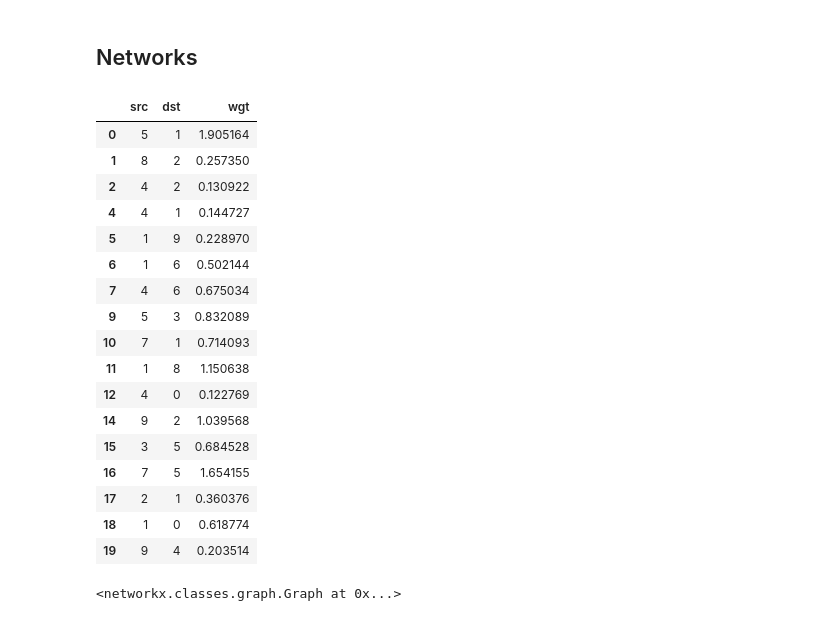
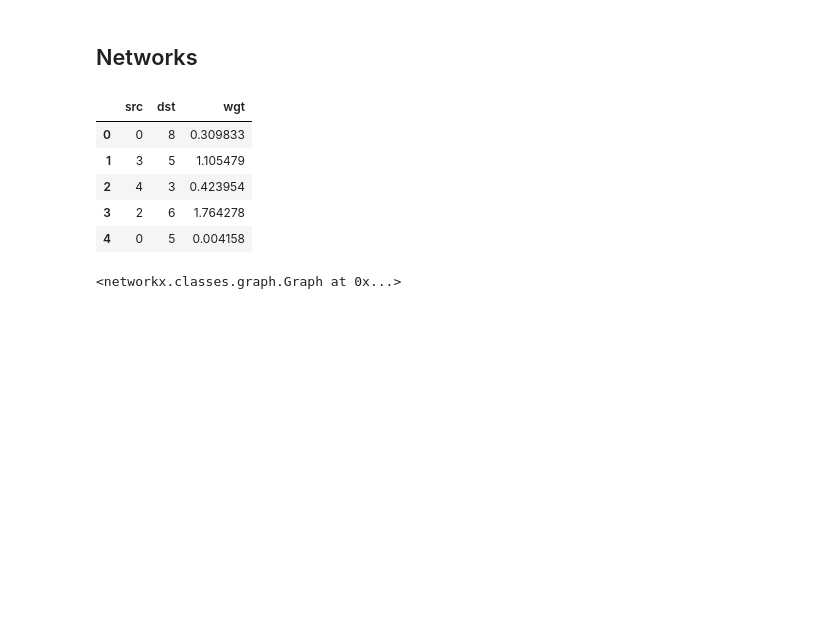
Before and after one commit to iamlemec/data_science, a Jupyter notebook: Session_2.ipynb, the cells around one changed output. Saved outputs shown, nothing was run; the diff lists cells and outputs as text; code cells hidden in the pictures; blank space fills up the shorter version.

```diff
--- a/Session_2.ipynb
+++ b/Session_2.ipynb
@@ -526,31 +529,19 @@ import networkx as nx
 # %%
 df = pd.DataFrame({
     'src': np.random.randint(10, size=20),
     'dst': np.random.randint(10, size=20),
     'wgt': np.random.exponential(size=20)
 })
 df = df.drop_duplicates(subset=['src', 'dst'])
 df = df.query('src != dst')
-df
+df.head()
 # %% [output]
 |  | src | dst | wgt |
-| 0 | 5 | 1 | 1.905164 |
-| 1 | 8 | 2 | 0.257350 |
-| 2 | 4 | 2 | 0.130922 |
-| 4 | 4 | 1 | 0.144727 |
-| 5 | 1 | 9 | 0.228970 |
-| 6 | 1 | 6 | 0.502144 |
-| 7 | 4 | 6 | 0.675034 |
-| 9 | 5 | 3 | 0.832089 |
-| 10 | 7 | 1 | 0.714093 |
-| 11 | 1 | 8 | 1.150638 |
-| 12 | 4 | 0 | 0.122769 |
-| 14 | 9 | 2 | 1.039568 |
-| 15 | 3 | 5 | 0.684528 |
-| 16 | 7 | 5 | 1.654155 |
-| 17 | 2 | 1 | 0.360376 |
-| 18 | 1 | 0 | 0.618774 |
-| 19 | 9 | 4 | 0.203514 |
+| 0 | 0 | 8 | 0.309833 |
+| 1 | 3 | 5 | 1.105479 |
+| 2 | 4 | 3 | 0.423954 |
+| 3 | 2 | 6 | 1.764278 |
+| 4 | 0 | 5 | 0.004158 |
 # %%
 G = nx.Graph()
 G.add_nodes_from(np.arange(10))
```
Also changed, not shown: parts of 74 cells of this notebook.
